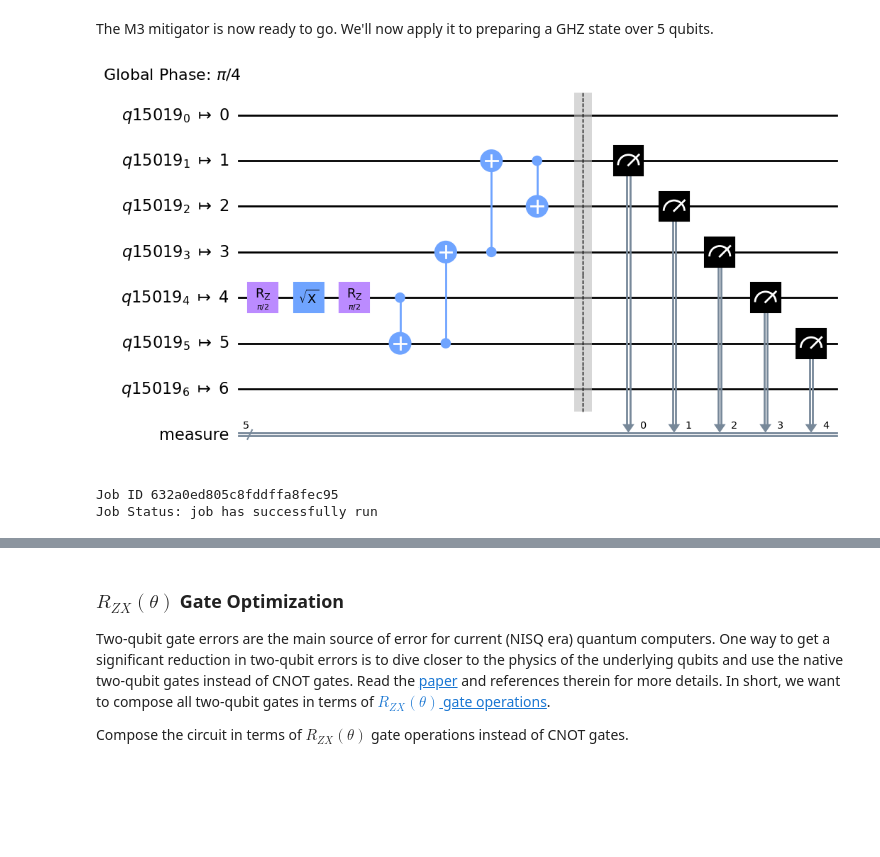
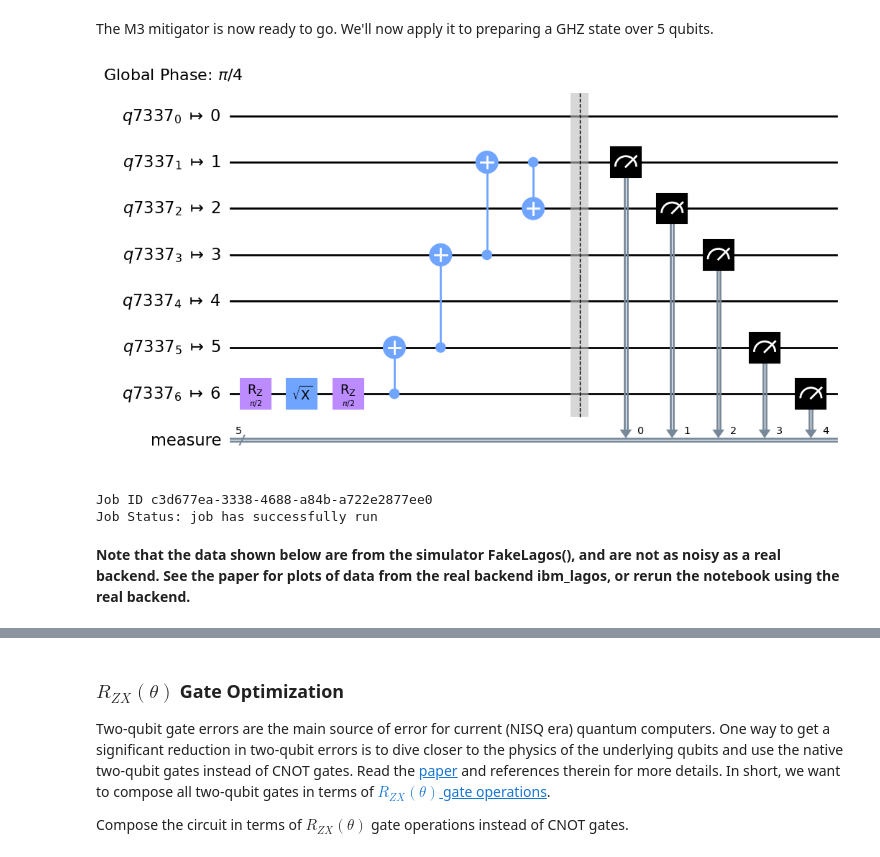
Before and after one commit to qiskit-community/qiskit-research, a Jupyter notebook: docs/tutorial_quantum_sim/qsim-tight-binding-model.ipynb, the cells around one changed output, grey strips where cells are left out. Saved outputs shown, nothing was run; the diff lists cells and outputs as text; code cells hidden in the pictures; blank space fills up the shorter version.

Commit message:
only simulated data in plots and simulated backends

```diff
--- a/docs/tutorial_quantum_sim/qsim-tight-binding-model.ipynb
+++ b/docs/tutorial_quantum_sim/qsim-tight-binding-model.ipynb
@@ -538,10 +538,10 @@ def gen_trott_qc(H, time_param, trotter_steps, q_regs=[0, 1, 3, 5, 6]):
     """
 
     # Initialize quantum circuit
-    qrs = QuantumRegister(7)  # working with lagos so we have 7 qubits
-    crs = ClassicalRegister(
-        5
-    )  # but H only acts no 5 of the 7 qubits in the end, so we only measure 5 qubits in the end
+    # working with lagos so we have 7 qubits
+    qrs = QuantumRegister(7)
+    # but H only acts no 5 of the 7 qubits in the end, so we only measure 5 qubits in the end
+    crs = ClassicalRegister(5)
     qc = QuantumCircuit(qrs, crs)
 
     # Prepare initial state |10000> (far left site)
@@ -554,9 +554,8 @@ def gen_trott_qc(H, time_param, trotter_steps, q_regs=[0, 1, 3, 5, 6]):
     # Append trotterized circuit to our circuit as a custom gate
     qc.append(qc_trot, q_regs)
     # Add measurements
-    qc.measure(
-        q_regs, crs
-    )  # mapping from quantum registers to classical registers depends on which 5 qubits were selected
+    # mapping from quantum registers to classical registers depends on which 5 qubits were selected
+    qc.measure(q_regs, crs)
 
     return qc.decompose()
 
@@ -621,7 +620,8 @@ def dict_to_num_op_ex_val(counts, enforce_pc=True, verbose=False):
             # Only consider state_labels that have a single 1 in the bit-string (i.e. enforce conservation of particle number)
             number_of_1s = sum([int(s) for s in state_label])
             if number_of_1s == 1:
-                norm += count_val  # track the total number of shots/probability norm used in computing the expectation value
+                # track the total number of shots/probability norm used in computing the expectation value
+                norm += count_val
                 for j, q_j in enumerate(state_label):
                     if q_j == "1":
                         z_exp_vals[j] -= count_val
@@ -681,15 +700,8 @@ ibmqfactory.load_account:WARNING:2022-09-21 20:05:23,917: Credentials are alread
 # %%
-# Get backend for experiment
-# Fill in the hub-group-project for your account
-provider = IBMQ.get_provider(hub="your-hub", group="your-group", project="your-project")
-
-# Real backend
-lagos = provider.get_backend("ibm_lagos")
-
 # Get useful information about backend (used later on)
-properties = lagos.properties()
-config = lagos.configuration()
-defaults = lagos.defaults()
+properties = backend.properties()
+config = backend.configuration()
+defaults = backend.defaults()
 
 # Get native basis gates for backend
 basis_gates = config.basis_gates
@@ -707,11 +719,4 @@ avg_cx_err = np.mean(
 print(f"Average CX gate error: {avg_cx_err:.5f}")
 print(f"Average single qubit SX gate error: {avg_sx_err:.5f}")
 print(f"Average single qubit X gate error: {avg_x_err:.5f}")
-
-# Simulated backend based on ibmq_lagos's device noise profile
-# sim_noisy_lagos = QasmSimulator.from_backend(provider.get_backend('ibm_lagos'))
-sim_noisy_lagos = FakeLagos
-
-# Noiseless simulated backend
-sim = QasmSimulator()
 # %% [output]
@@ -952,7 +954,7 @@ for time in tqdm(times):
 shots = 10000
 # backend = sim
 # backend = sim_noisy_lagos
-backend = lagos
+# backend = lagos
 
 # Execute list of quantum circuits
 job_8_ts_sim = execute_qcs(qcs_8_ts, backend, shots=shots)
@@ -1018,8 +1022,8 @@ There are four unique combinations where five of the seven qubits are in a line.
 # %%
 import mapomatic as mm
 
-small_qc = mm.deflate_circuit(transpile(qcs[1], backend=lagos, optimization_level=0))
-score = mm.best_overall_layout(small_qc, lagos)
+small_qc = mm.deflate_circuit(transpile(qcs[1], backend=backend, optimization_level=0))
+score = mm.best_overall_layout(small_qc, backend)
 # Extract the quantum registers from score list
 q_regs = score[0]
 print("map-o-matic (quantum registers, backend, score):", score)
@@ -1040,36 +1044,38 @@ The M3 mitigator is now ready to go. We'll now apply it to preparing a GHZ state
 # %%
 # Initialize quantum circuit
 qrs = QuantumRegister(7)  # working with lagos
 qc = QuantumCircuit(qrs)
 
 # Generate the GHZ state: (|00000> + \11111>) / Sqrt[2]
 qc.h(q_regs[0])
 qc.cx(q_regs[0], q_regs[1])
 qc.cx(q_regs[1], q_regs[2])
 qc.cx(q_regs[2], q_regs[3])
 qc.cx(q_regs[3], q_regs[4])
 
 qc.measure_active()
 
-qc = transpile(qc, basis_gates=basis_gates, backend=lagos)
+qc = transpile(qc, basis_gates=basis_gates, backend=backend)
 qc.draw("mpl")
 # %% [output]
-[figure, old version]
+[figure, new version]
 # %%
 shots = 10000
 # backend = sim
 # backend = sim_noisy_lagos
-backend = lagos
+# backend = lagos
 
 # Execute list of quantum circuits
 job = execute_qcs(qc, backend, shots=shots)
 # %% [output]
-Job ID 632a0ed805c8fddffa8fec95
+Job ID c3d677ea-3338-4688-a84b-a722e2877ee0
 Job Status: job has successfully run
 # %%
 # Get qc results and counts
 results = job.result()
 noisy_counts = results.get_counts()
+# %% [markdown]
+**Note that the data shown below are from the simulator FakeLagos(), and are not as noisy as a real backend. See the paper for plots of data from the real backend ibm_lagos, or rerun the notebook using the real backend.**
 # %%
 from qiskit.visualization import plot_histogram
 
```
Also changed, not shown: parts of 25 cells of this notebook.
